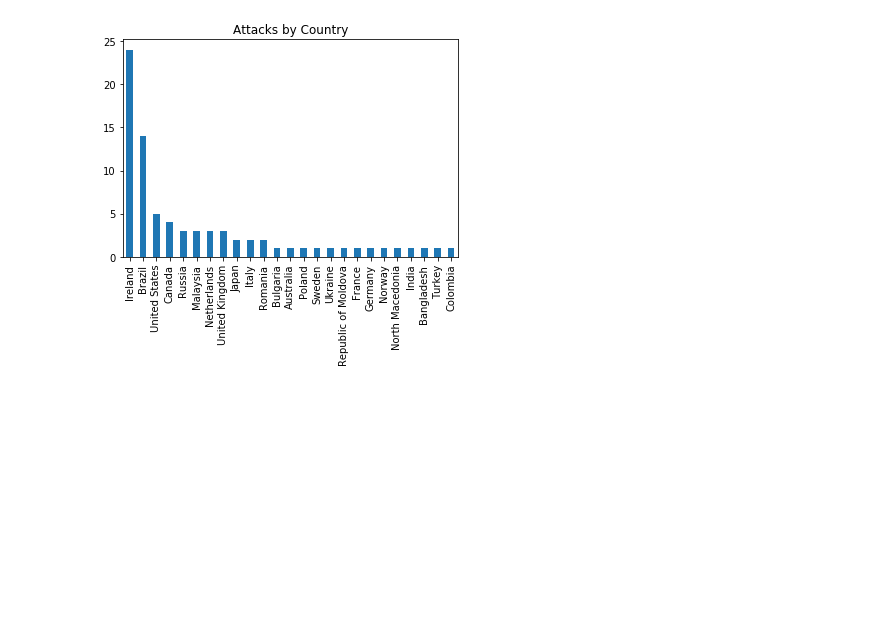
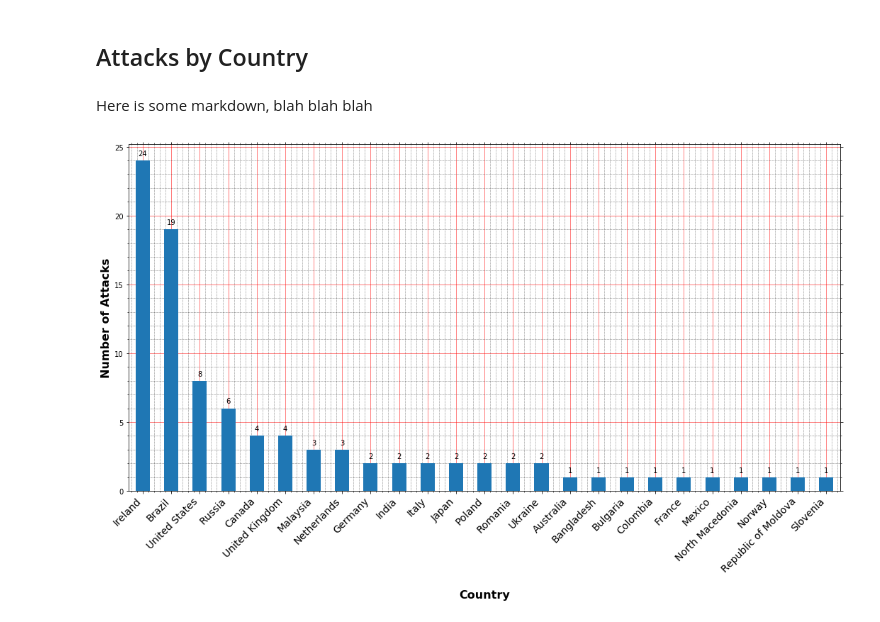
Before and after one commit to ranguli/ip, a Jupyter notebook: IP.ipynb, the cells around one changed output. Cells and saved outputs as stored; diff of their text form; code cells hidden in the pictures; blank space fills up the shorter version.

Commit message:
Fixed incorrect DB table, added graphs to notebook

```diff
--- a/IP.ipynb
+++ b/IP.ipynb
@@ -1,13 +1,51 @@
 # %%
-# Load the database that our log_digester.py created
+# Load libraries and the database that our log_digester.py created
 import common
 import pandas as pd
+import numpy as np
 import matplotlib.pyplot as plt
 conn = common.connect_db('db.sqlite')
 
+plt.rcParams['figure.figsize'] = [20, 10]
 df = pd.read_sql_query("SELECT * from attack_log", conn)
-df['country_name'].value_counts().plot(kind='bar', title='Attacks by Country')
-#plt.figure(figsize=(20,14))
-plt.show()
-# %% [output]
-[figure, removed]
+# %% [markdown]
+## Attacks by Country
+# %% [markdown]
+Here is some markdown, blah blah blah
+# %%
+# Group data by country
+country = df.groupby(['country_name']).size().to_frame('attack_count').reset_index().sort_values(by=['attack_count','country_name'], ascending=[False, True])
+
+# Use the rank function to sort countries by the number of attacks
+country['Rank'] = country['attack_count'].rank(method='dense', ascending=False).astype(int)
+
+fig, ax = plt.subplots()
+country[0:25].plot('country_name','attack_count', legend = None, kind='bar', color = '#1f77b4', figsize=(18, 9), ax=ax)
+
+ax.set_xlabel('\nCountry', fontweight="bold", size=16)
+ax.set_ylabel('Number of Attacks', fontweight="bold", size=16)
+ax.set_xticklabels(ax.get_xticklabels(), fontsize=14, rotation=45, ha="right")
+
+# Don't allow the axis to be on top of your data
+ax.set_axisbelow(True)
+
+for p in ax.patches:
+    ax.annotate(np.round(p.get_height(),decimals=2),
+    (p.get_x()+p.get_width()/2., p.get_height()), ha='center', va='center',
+    xytext=(0, 10), textcoords='offset points')
+    # Turn on the minor TICKS, which are required for the minor GRID
+
+ax.minorticks_on()
+
+# Customize the major grid
+ax.grid(which='major', linestyle='-', linewidth='0.5', color='red')
+# Customize the minor grid
+ax.grid(which='minor', linestyle=':', linewidth='0.5', color='black')
+# Turn off the display of all ticks.
+ax.tick_params(which='both', # Options for both major and minor ticks
+        top=True, # turn off top ticks
+        left=True, # turn off left ticks
+        right=True, # turn off right ticks
+        bottom=True) # turn off bottom ticks
+# %% [output]
+[figure, added]
```
Also changed, not shown: parts of 4 cells of this notebook, 2 other files.
